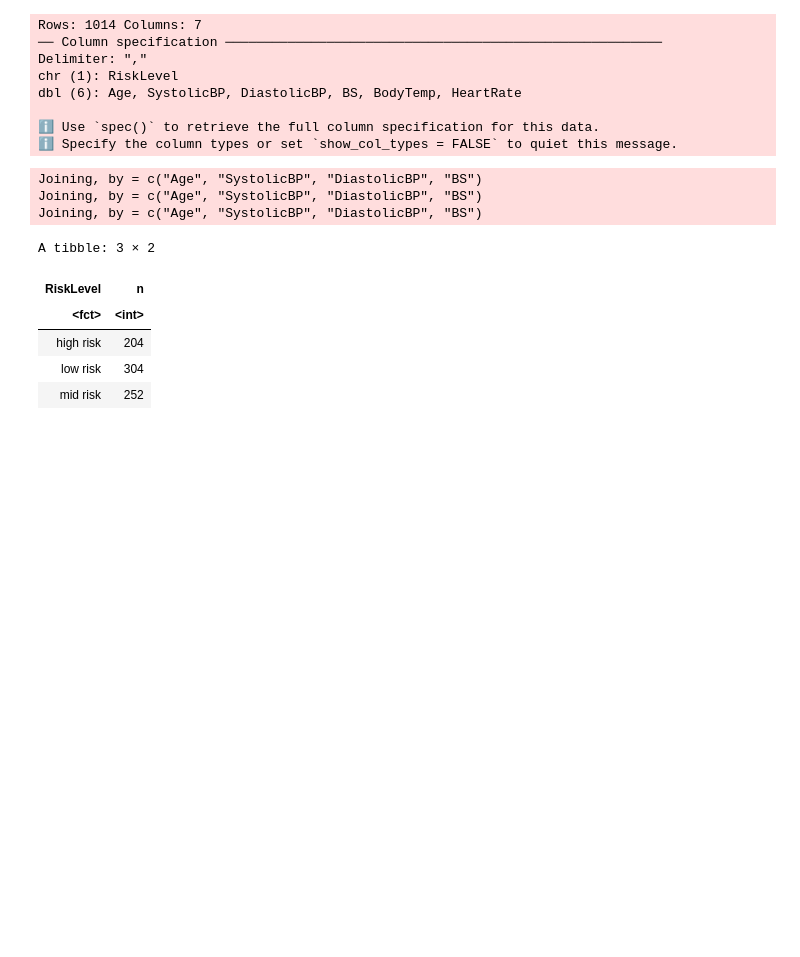
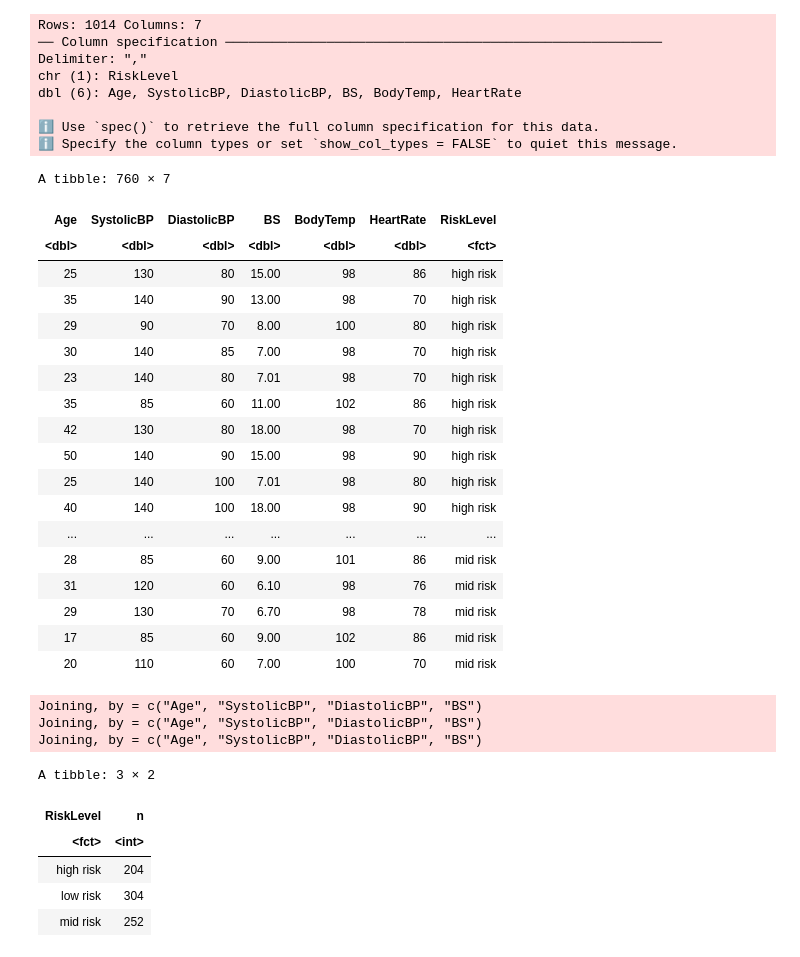
Before and after one commit to aniketc12/maternal_risk, a Jupyter notebook: maternal_health.ipynb, the cells around one changed output. Saved outputs shown, nothing was run; the diff lists cells and outputs as text; code cells hidden in the pictures; blank space fills up the shorter version.

```diff
--- a/maternal_health.ipynb
+++ b/maternal_health.ipynb
@@ -52,7 +51,29 @@ dbl (6): Age, SystolicBP, DiastolicBP, BS, BodyTemp, HeartRate
 # %%
 maternal_split <- initial_split(maternal_health_dataset, prop = 0.75, strata = RiskLevel)
 training_set <- training(maternal_split)
 testing_set <- testing(maternal_split)
+
+training_set
+# %% [output]
+A tibble: 760 × 7
+| Age | SystolicBP | DiastolicBP | BS | BodyTemp | HeartRate | RiskLevel |
+| <dbl> | <dbl> | <dbl> | <dbl> | <dbl> | <dbl> | <fct> |
+| 25 | 130 | 80 | 15.00 | 98 | 86 | high risk |
+| 35 | 140 | 90 | 13.00 | 98 | 70 | high risk |
+| 29 | 90 | 70 | 8.00 | 100 | 80 | high risk |
+| 30 | 140 | 85 | 7.00 | 98 | 70 | high risk |
+| 23 | 140 | 80 | 7.01 | 98 | 70 | high risk |
+| 35 | 85 | 60 | 11.00 | 102 | 86 | high risk |
+| 42 | 130 | 80 | 18.00 | 98 | 70 | high risk |
+| 50 | 140 | 90 | 15.00 | 98 | 90 | high risk |
+| 25 | 140 | 100 | 7.01 | 98 | 80 | high risk |
+| 40 | 140 | 100 | 18.00 | 98 | 90 | high risk |
+| ... | ... | ... | ... | ... | ... | ... |
+| 28 | 85 | 60 | 9.00 | 101 | 86 | mid risk |
+| 31 | 120 | 60 | 6.10 | 98 | 76 | mid risk |
+| 29 | 130 | 70 | 6.70 | 98 | 78 | mid risk |
+| 17 | 85 | 60 | 9.00 | 102 | 86 | mid risk |
+| 20 | 110 | 60 | 7.00 | 100 | 70 | mid risk |
 # %%
 risk_distribution <- training_set |>
 group_by(RiskLevel) |>
```
Also changed, not shown: parts of 4 cells of this notebook.
